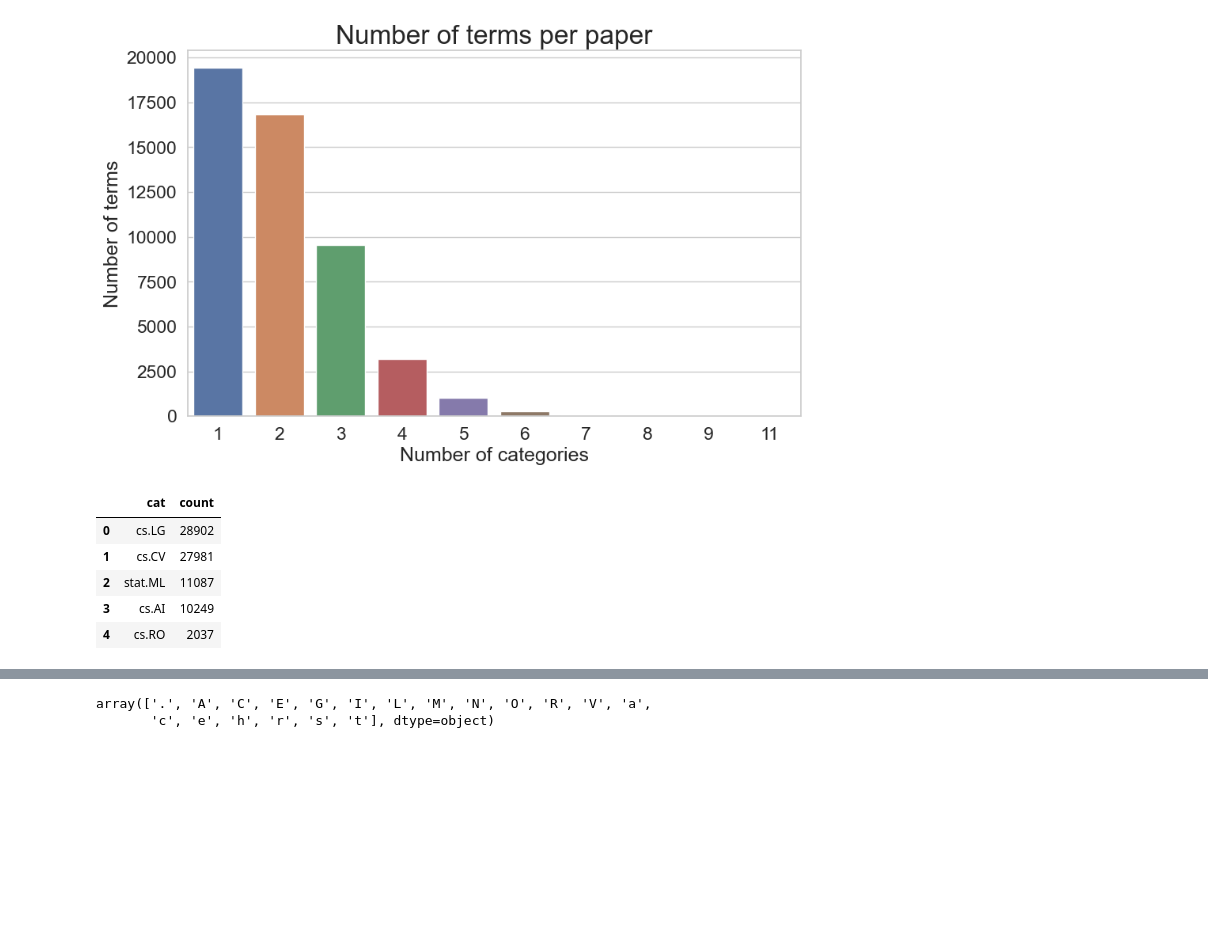
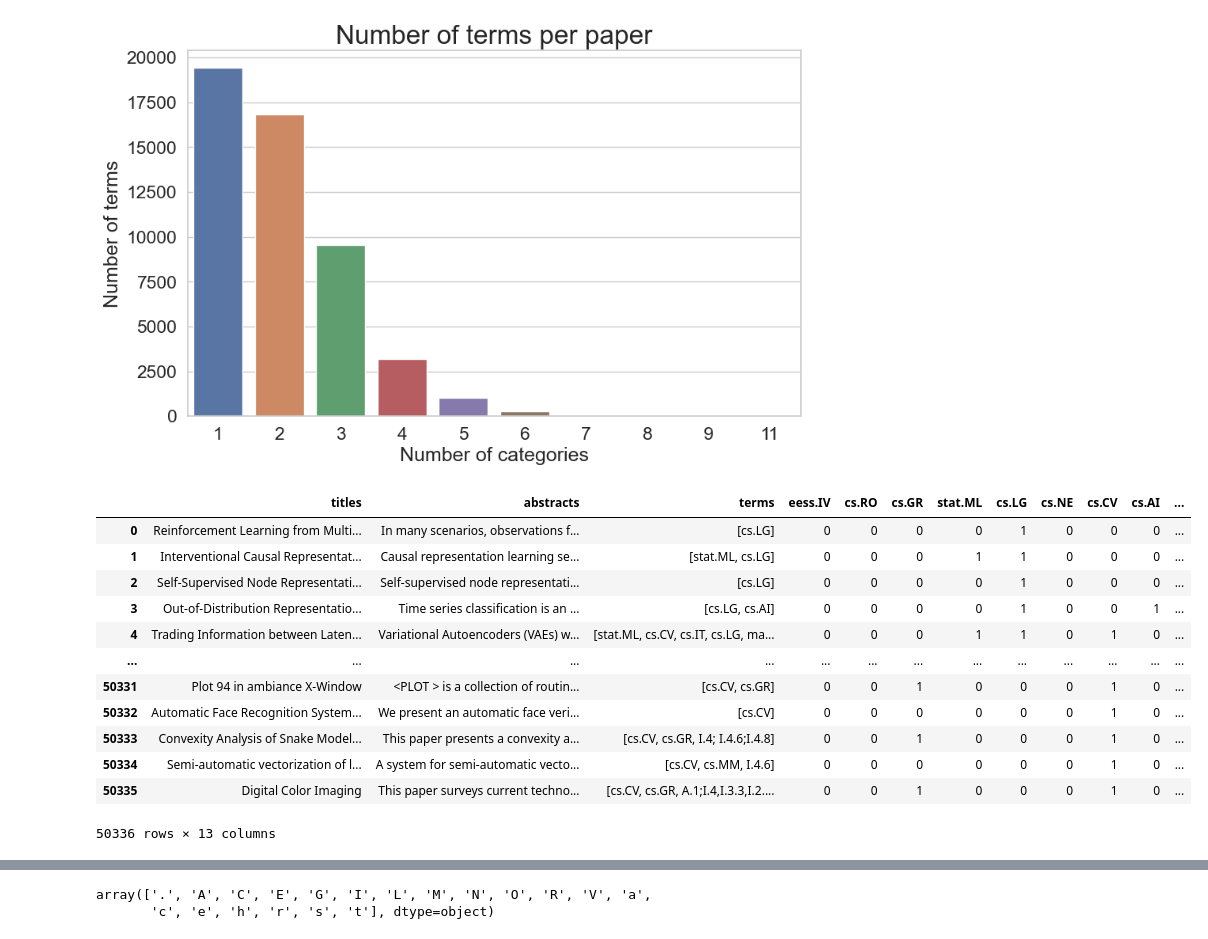
Before and after one commit to ADS-509-01-SP23-Applied-Text-Mining/ADS-509_Final_Project, a Jupyter notebook: ADS-509_Team4-Topic_Modeling_Classification_Model.ipynb, the cells around one changed output, grey strips where cells are left out. Drawn from its saved outputs; the diff is of its cells as text; code cells hidden in the pictures; blank space fills up the shorter version.

```diff
--- a/ADS-509_Team4-Topic_Modeling_Classification_Model.ipynb
+++ b/ADS-509_Team4-Topic_Modeling_Classification_Model.ipynb
@@ -226,26 +281,8 @@ plt.xlabel('Number of categories', fontsize=18)
 plt.show()
 # %% [output]
 [figure]
-# %%
-bar_plot.head()
-# %% [output]
-|  | cat | count |
-| 0 | cs.LG | 28902 |
-| 1 | cs.CV | 27981 |
-| 2 | stat.ML | 11087 |
-| 3 | cs.AI | 10249 |
-| 4 | cs.RO | 2037 |
 # %%
-# Consolidate Categories Based ON 1000 Term Threashold
-
-# Let's get the columns with the highest counts
-bar_plot = pd.DataFrame()
-bar_plot['cat'] = description_category_new.columns[3:]
-bar_plot['count'] = description_category_new.iloc[:,3:].sum().values
-bar_plot.sort_values(['count'], inplace=True, ascending=False)
-bar_plot.reset_index(inplace=True, drop=True)
-
-
+# Consolidate Categories Based ON 1000 Term Threashold. Put everything else in Other bucket.
 
 main_categories = pd.DataFrame()
 main_categories = bar_plot[bar_plot['count']>1000]
@@ -254,9 +291,27 @@ categories = np.append(categories,'Others')
 not_category = []
 description_category_new['Others'] = 0
 
-for i in description_category_new.columns[3:]:
+description_category_new_consolidated = description_category_new.copy()
+
+for i in description_category_new_consolidated.columns[3:]:
     if i not in categories:
-        description_category_new['Others'][description_category_new[i] == 1] = 1
+        description_category_new_consolidated['Others'][description_category_new_consolidated[i] == 1] = 1
         not_category.append(i)
 
-description_category_new.drop(not_category, axis=1, inplace=True)
+description_category_new_consolidated.drop(not_category, axis=1, inplace=True)
+# %%
+description_category_new_consolidated
+# %% [output]
+|  | titles | abstracts | terms | eess.IV | cs.RO | cs.GR | stat.ML | cs.LG | cs.NE | cs.CV | cs.AI | ... |
+| 0 | Reinforcement Learning from Multi... | In many scenarios, observations f... | [cs.LG] | 0 | 0 | 0 | 0 | 1 | 0 | 0 | 0 | ... |
+| 1 | Interventional Causal Representat... | Causal representation learning se... | [stat.ML, cs.LG] | 0 | 0 | 0 | 1 | 1 | 0 | 0 | 0 | ... |
+| 2 | Self-Supervised Node Representati... | Self-supervised node representati... | [cs.LG] | 0 | 0 | 0 | 0 | 1 | 0 | 0 | 0 | ... |
+| 3 | Out-of-Distribution Representatio... | Time series classification is an ... | [cs.LG, cs.AI] | 0 | 0 | 0 | 0 | 1 | 0 | 0 | 1 | ... |
+| 4 | Trading Information between Laten... | Variational Autoencoders (VAEs) w... | [stat.ML, cs.CV, cs.IT, cs.LG, ma... | 0 | 0 | 0 | 1 | 1 | 0 | 1 | 0 | ... |
+| ... | ... | ... | ... | ... | ... | ... | ... | ... | ... | ... | ... | ... |
+| 50331 | Plot 94 in ambiance X-Window | <PLOT > is a collection of routin... | [cs.CV, cs.GR] | 0 | 0 | 1 | 0 | 0 | 0 | 1 | 0 | ... |
+| 50332 | Automatic Face Recognition System... | We present an automatic face veri... | [cs.CV] | 0 | 0 | 0 | 0 | 0 | 0 | 1 | 0 | ... |
+| 50333 | Convexity Analysis of Snake Model... | This paper presents a convexity a... | [cs.CV, cs.GR, I.4; I.4.6;I.4.8] | 0 | 0 | 1 | 0 | 0 | 0 | 1 | 0 | ... |
+| 50334 | Semi-automatic vectorization of l... | A system for semi-automatic vecto... | [cs.CV, cs.MM, I.4.6] | 0 | 0 | 0 | 0 | 0 | 0 | 1 | 0 | ... |
+| 50335 | Digital Color Imaging | This paper surveys current techno... | [cs.CV, cs.GR, A.1;I.4,I.3.3,I.2.... | 0 | 0 | 1 | 0 | 0 | 0 | 1 | 0 | ... |
+50336 rows × 13 columns
```
Also changed, not shown: parts of 16 cells of this notebook.
